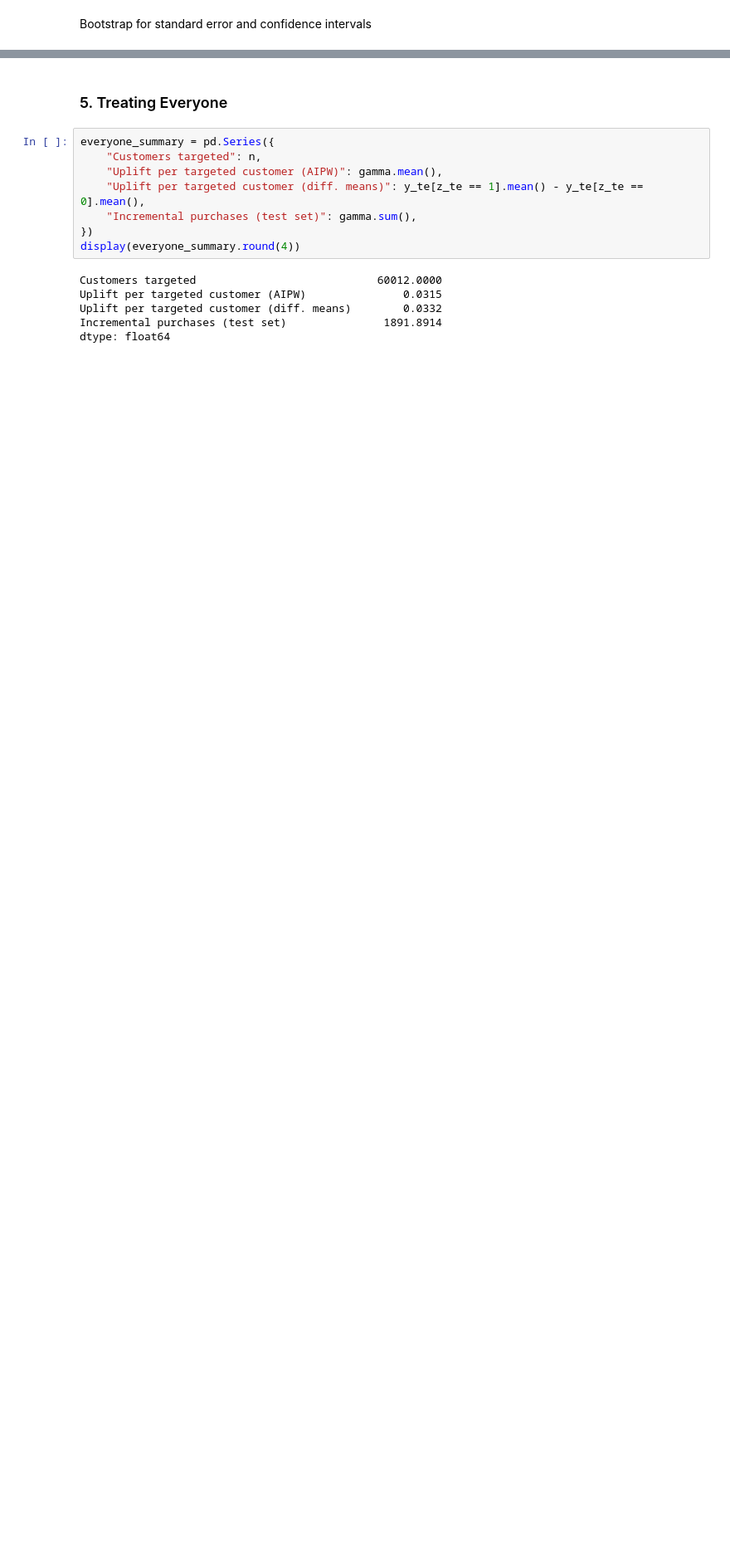
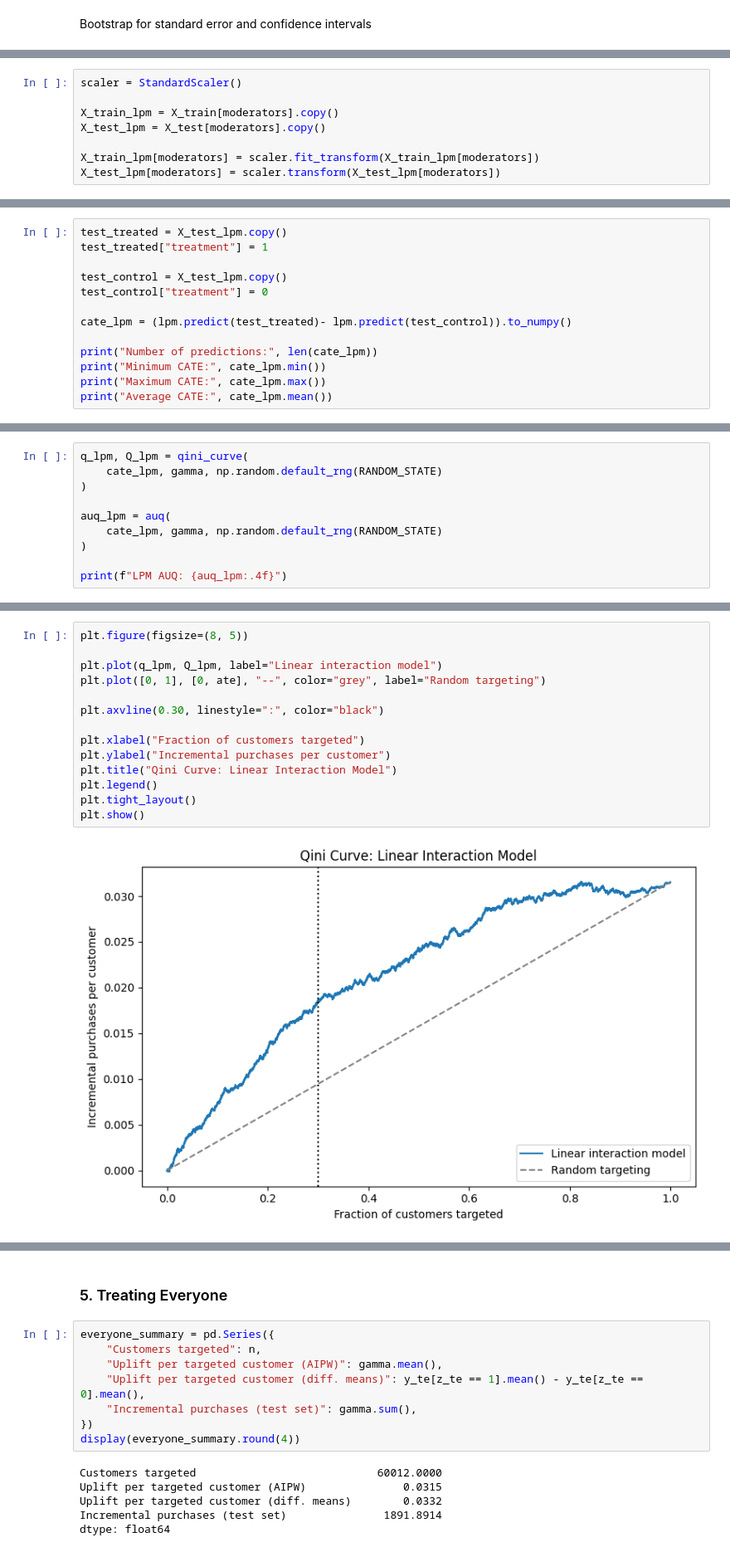
Before and after one commit to shannon-kwok/DSE4101-CausalForest-Grp2, a Jupyter notebook: notebooks/cf_targeting.ipynb, the cells around one changed output, grey strips where cells are left out. Shown at 83% size. Saved outputs shown, nothing was run; the diff lists cells and outputs as text; blank space fills up the shorter version.

Commit message:
linear interaction model targeting

```diff
--- a/notebooks/cf_targeting.ipynb
+++ b/notebooks/cf_targeting.ipynb
@@ -189,0 +284,8 @@ Saved to /Users/shannonkwok/Desktop/DSE4101/DSE4101-CausalForest-Grp2/data/outpu
+# %%
+scaler = StandardScaler()
+
+X_train_lpm = X_train[moderators].copy()
+X_test_lpm = X_test[moderators].copy()
+
+X_train_lpm[moderators] = scaler.fit_transform(X_train_lpm[moderators])
+X_test_lpm[moderators] = scaler.transform(X_test_lpm[moderators])
@@ -189,0 +345,13 @@ Saved to /Users/shannonkwok/Desktop/DSE4101/DSE4101-CausalForest-Grp2/data/outpu
+# %%
+test_treated = X_test_lpm.copy()
+test_treated["treatment"] = 1
+
+test_control = X_test_lpm.copy()
+test_control["treatment"] = 0
+
+cate_lpm = (lpm.predict(test_treated)- lpm.predict(test_control)).to_numpy()
+
+print("Number of predictions:", len(cate_lpm))
+print("Minimum CATE:", cate_lpm.min())
+print("Maximum CATE:", cate_lpm.max())
+print("Average CATE:", cate_lpm.mean())
@@ -189,0 +385,10 @@ Saved to /Users/shannonkwok/Desktop/DSE4101/DSE4101-CausalForest-Grp2/data/outpu
+# %%
+q_lpm, Q_lpm = qini_curve(
+    cate_lpm, gamma, np.random.default_rng(RANDOM_STATE)
+)
+
+auq_lpm = auq(
+    cate_lpm, gamma, np.random.default_rng(RANDOM_STATE)
+)
+
+print(f"LPM AUQ: {auq_lpm:.4f}")
@@ -189,0 +397,16 @@ Saved to /Users/shannonkwok/Desktop/DSE4101/DSE4101-CausalForest-Grp2/data/outpu
+# %%
+plt.figure(figsize=(8, 5))
+
+plt.plot(q_lpm, Q_lpm, label="Linear interaction model")
+plt.plot([0, 1], [0, ate], "--", color="grey", label="Random targeting")
+
+plt.axvline(0.30, linestyle=":", color="black")
+
+plt.xlabel("Fraction of customers targeted")
+plt.ylabel("Incremental purchases per customer")
+plt.title("Qini Curve: Linear Interaction Model")
+plt.legend()
+plt.tight_layout()
+plt.show()
+# %% [output]
+[figure, added]
```
Also changed, not shown: parts of 22 cells of this notebook, 5 other files.
